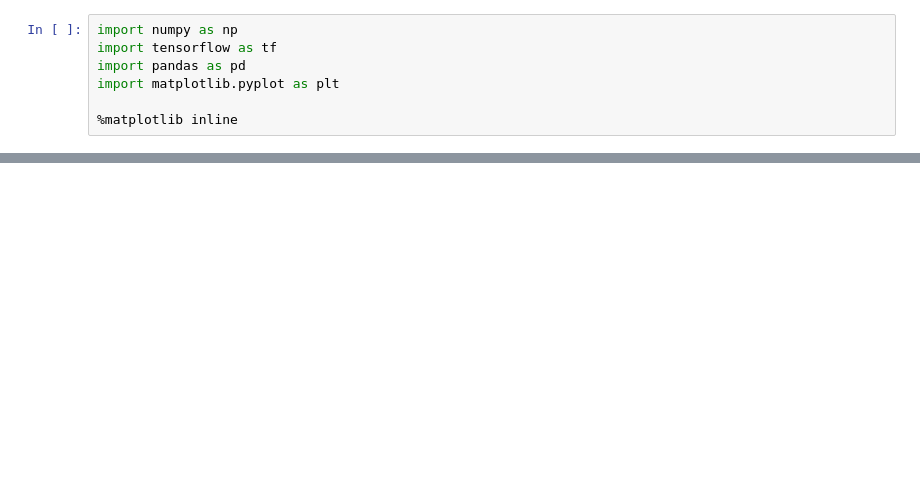
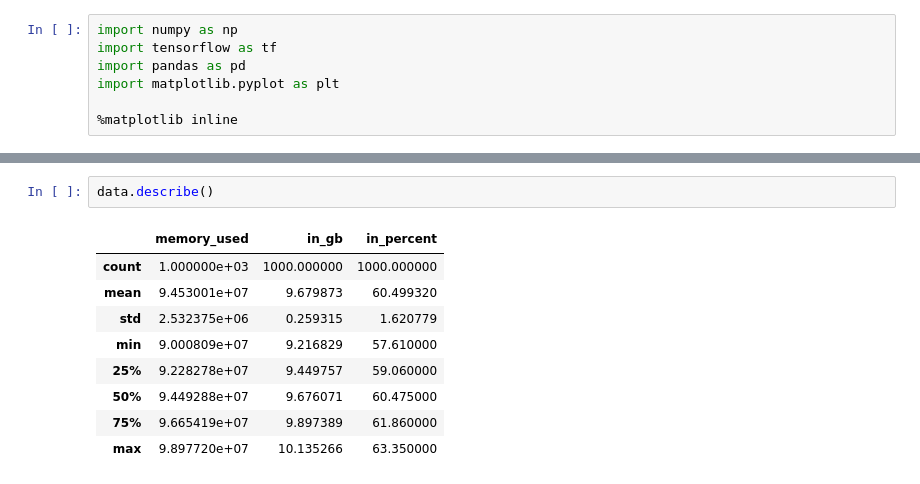
Before and after one commit to anni1st/Anomaly-Detection-VM-, a Jupyter notebook: anomaly_detection_memory.ipynb, the cells around one changed output, grey strips where cells are left out. Drawn from its saved outputs; the diff is of its cells as text; blank space fills up the shorter version.

```diff
--- a/anomaly_detection_memory.ipynb
+++ b/anomaly_detection_memory.ipynb
@@ -48,0 +57,12 @@ print(train.shape, test.shape)
+# %%
+data.describe()
+# %% [output]
+|  | memory_used | in_gb | in_percent |
+| count | 1.000000e+03 | 1000.000000 | 1000.000000 |
+| mean | 9.453001e+07 | 9.679873 | 60.499320 |
+| std | 2.532375e+06 | 0.259315 | 1.620779 |
+| min | 9.000809e+07 | 9.216829 | 57.610000 |
+| 25% | 9.228278e+07 | 9.449757 | 59.060000 |
+| 50% | 9.449288e+07 | 9.676071 | 60.475000 |
+| 75% | 9.665419e+07 | 9.897389 | 61.860000 |
+| max | 9.897720e+07 | 10.135266 | 63.350000 |
```
Also changed, not shown: parts of 17 cells of this notebook.
